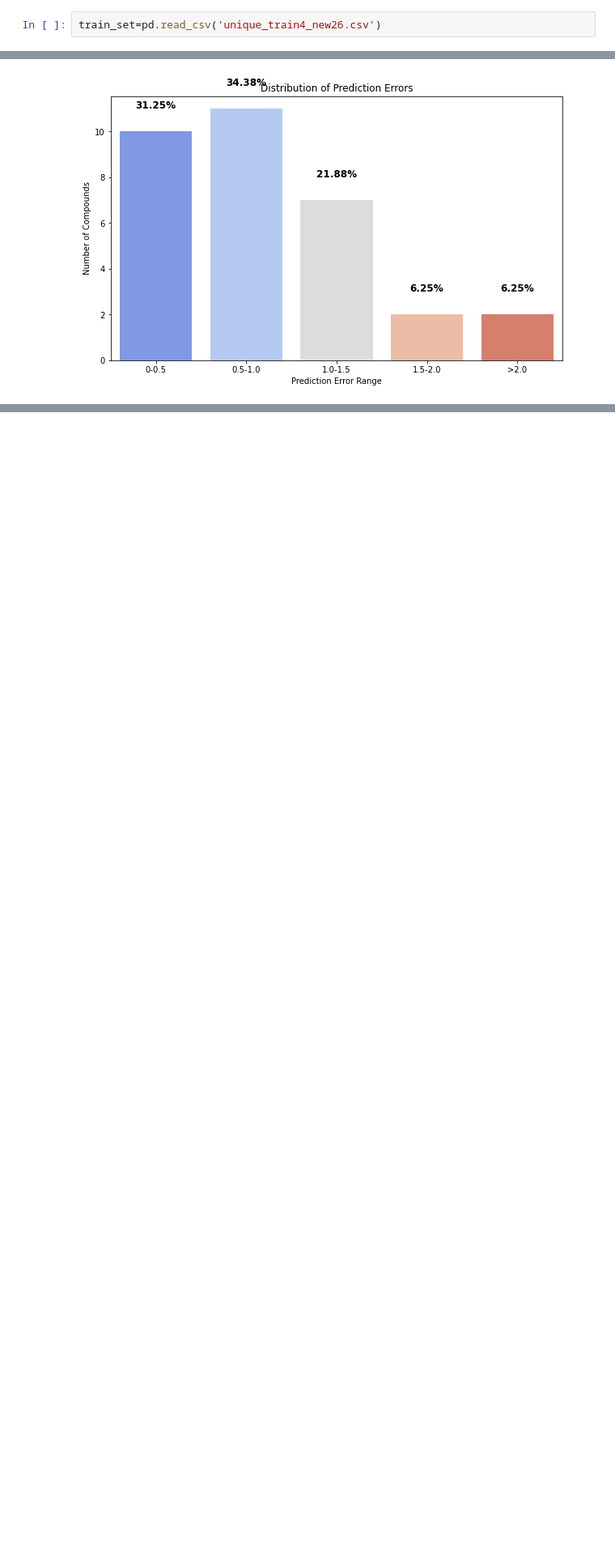
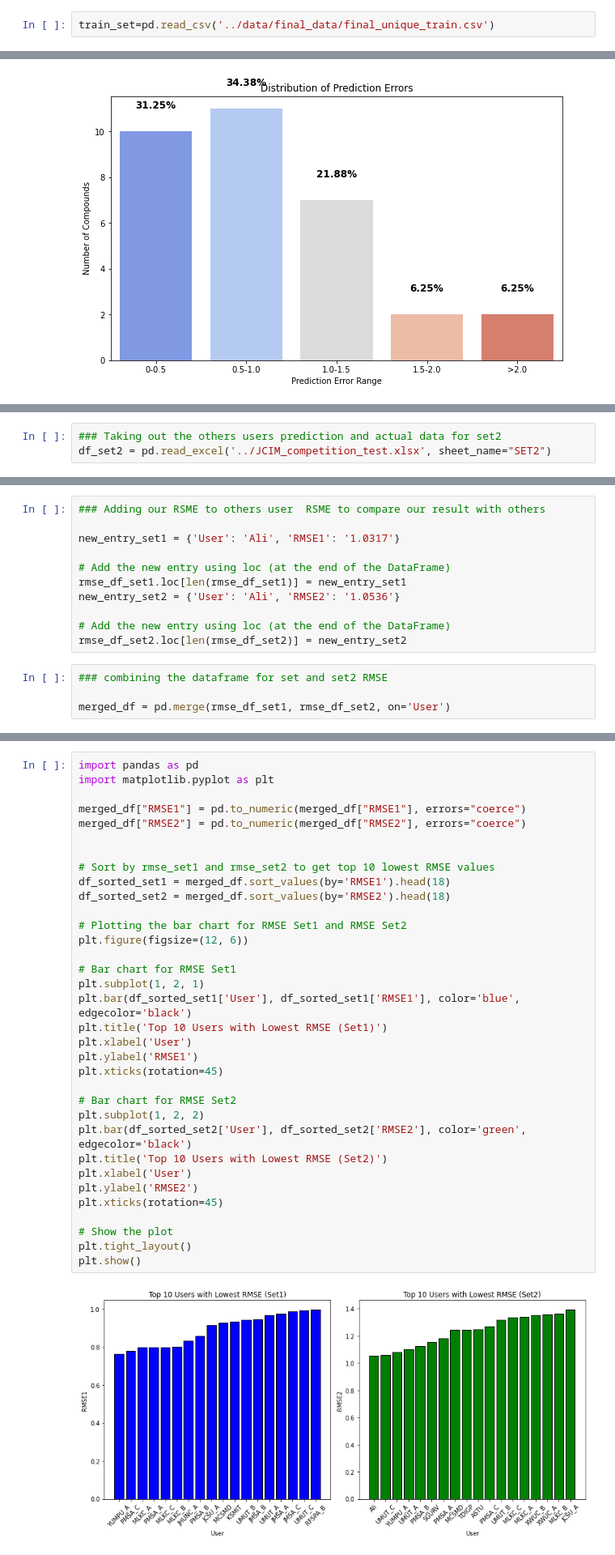
Before and after one commit to ComPlat/water-solubility-prediction, a Jupyter notebook: Notebook/JCIM_test.ipynb, the cells around one changed output, grey strips where cells are left out. Shown at 81% size. Drawn from its saved outputs; the diff is of its cells as text; blank space fills up the shorter version.

```diff
--- a/Notebook/JCIM_test.ipynb
+++ b/Notebook/JCIM_test.ipynb
@@ -44,5 +56,5 @@ print(df_set2.shape)
 # %%
-train_set=pd.read_csv('unique_train4_new26.csv')
+train_set=pd.read_csv('../data/final_data/final_unique_train.csv')
 # %%
 from rdkit.Chem import MolFromSmiles as smi2mol
 from rdkit.Chem import MolToSmiles as mol2smi
@@ -561,0 +578,3 @@ plt.show()
+# %%
+### Taking out the others users prediction and actual data for set2
+df_set2 = pd.read_excel('../JCIM_competition_test.xlsx', sheet_name="SET2")
@@ -561,0 +636,15 @@ plt.show()
+# %%
+### Adding our RSME to others user  RSME to compare our result with others
+
+new_entry_set1 = {'User': 'Ali', 'RMSE1': '1.0317'}
+
+# Add the new entry using loc (at the end of the DataFrame)
+rmse_df_set1.loc[len(rmse_df_set1)] = new_entry_set1
+new_entry_set2 = {'User': 'Ali', 'RMSE2': '1.0536'}
+
+# Add the new entry using loc (at the end of the DataFrame)
+rmse_df_set2.loc[len(rmse_df_set2)] = new_entry_set2
+# %%
+### combining the dataframe for set and set2 RMSE
+
+merged_df = pd.merge(rmse_df_set1, rmse_df_set2, on='User')
@@ -562,2 +671,38 @@ plt.show()
+# %%
+import pandas as pd
+import matplotlib.pyplot as plt
+
+merged_df["RMSE1"] = pd.to_numeric(merged_df["RMSE1"], errors="coerce")
+merged_df["RMSE2"] = pd.to_numeric(merged_df["RMSE2"], errors="coerce")
+
+
+# Sort by rmse_set1 and rmse_set2 to get top 10 lowest RMSE values
+df_sorted_set1 = merged_df.sort_values(by='RMSE1').head(18)
+df_sorted_set2 = merged_df.sort_values(by='RMSE2').head(18)
+
+# Plotting the bar chart for RMSE Set1 and RMSE Set2
+plt.figure(figsize=(12, 6))
+
+# Bar chart for RMSE Set1
+plt.subplot(1, 2, 1)
+plt.bar(df_sorted_set1['User'], df_sorted_set1['RMSE1'], color='blue', edgecolor='black')
+plt.title('Top 10 Users with Lowest RMSE (Set1)')
+plt.xlabel('User')
+plt.ylabel('RMSE1')
+plt.xticks(rotation=45)
+
+# Bar chart for RMSE Set2
+plt.subplot(1, 2, 2)
+plt.bar(df_sorted_set2['User'], df_sorted_set2['RMSE2'], color='green', edgecolor='black')
+plt.title('Top 10 Users with Lowest RMSE (Set2)')
+plt.xlabel('User')
+plt.ylabel('RMSE2')
+plt.xticks(rotation=45)
+
+# Show the plot
+plt.tight_layout()
+plt.show()
+# %% [output]
+[figure, added]
 # %%
 ### End here ....
```
Also changed, not shown: parts of 15 cells of this notebook.
